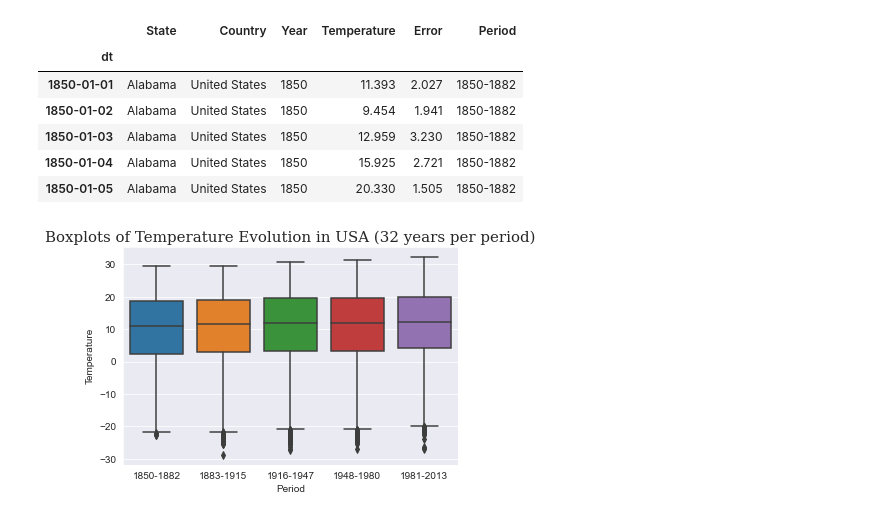
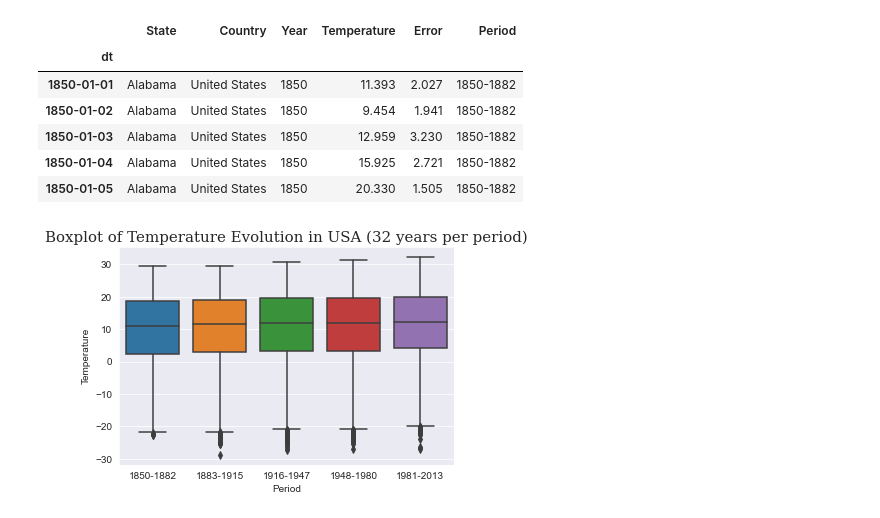
Before and after one commit to ZZQ-dev/2415-final-project, a Jupyter notebook: Final Project.ipynb, the cells around one changed output. Saved outputs shown, nothing was run; the diff lists cells and outputs as text; code cells hidden in the pictures.

```diff
--- a/Final Project.ipynb
+++ b/Final Project.ipynb
@@ -177,8 +179,9 @@ See the caveats in the documentation: https://pandas.pydata.org/pandas-docs/stab
 | 1850-01-05 | Alabama | United States | 1850 | 20.330 | 1.505 | 1850-1882 |
 # %%
 sns.boxplot(data=data_usa1, x='Period', y='Temperature')
-plt.title('Boxplots of Temperature Evolution in USA (32 years per period)', fontdict={'size': 15, 'family':'serif'}, loc='center')
+
+plt.title('Boxplot of Temperature Evolution in USA (32 years per period)', fontdict={'size': 15, 'family':'serif'}, loc='center')
 plt.savefig(r'D:\zzq\python_project\2415-final-project\4.png', bbox_inches="tight", facecolor='white')
 plt.show()
 # %% [output]
-[figure, old version]
+[figure, new version]
```
Also changed, not shown: parts of 3 cells of this notebook.
